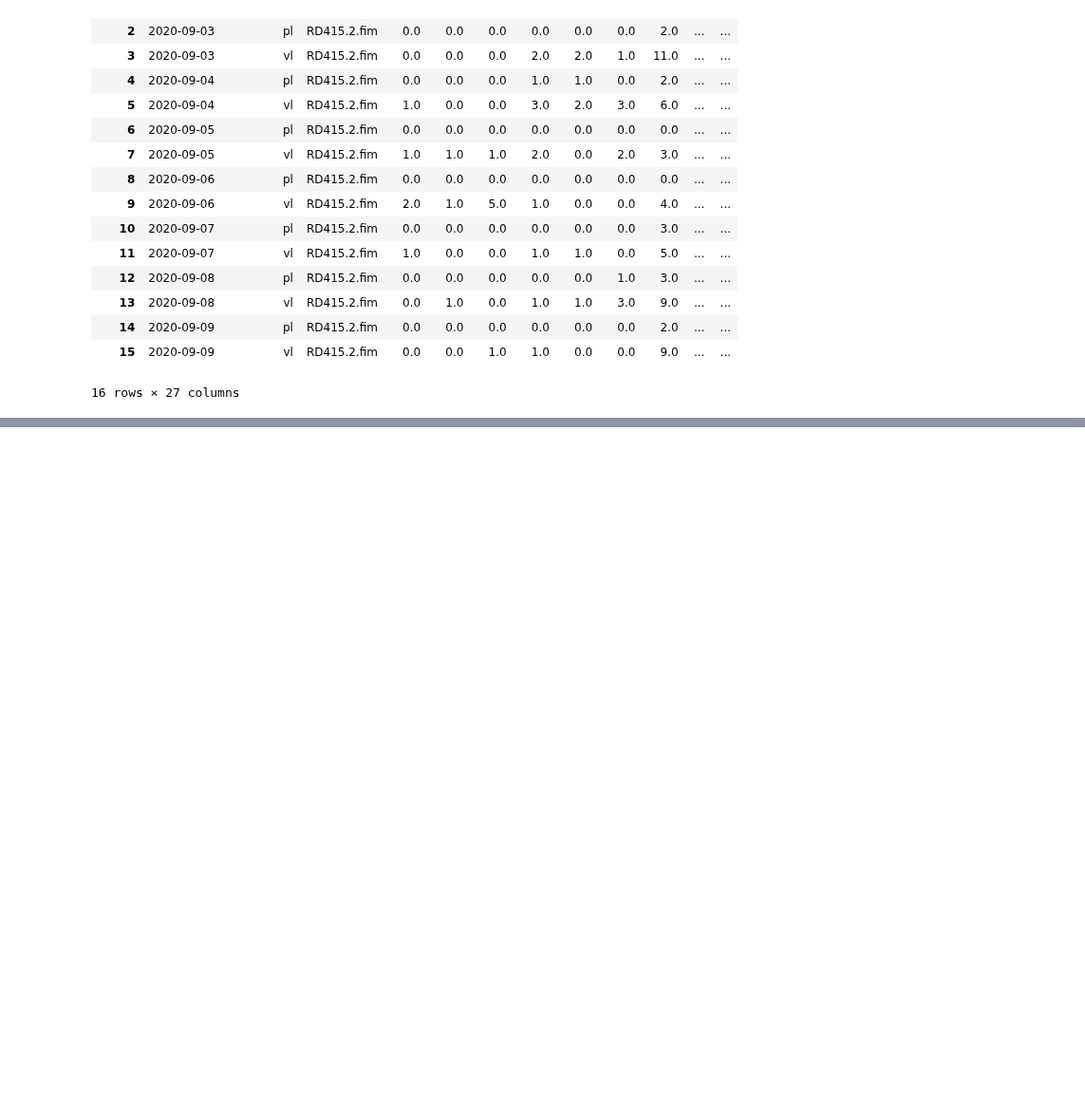
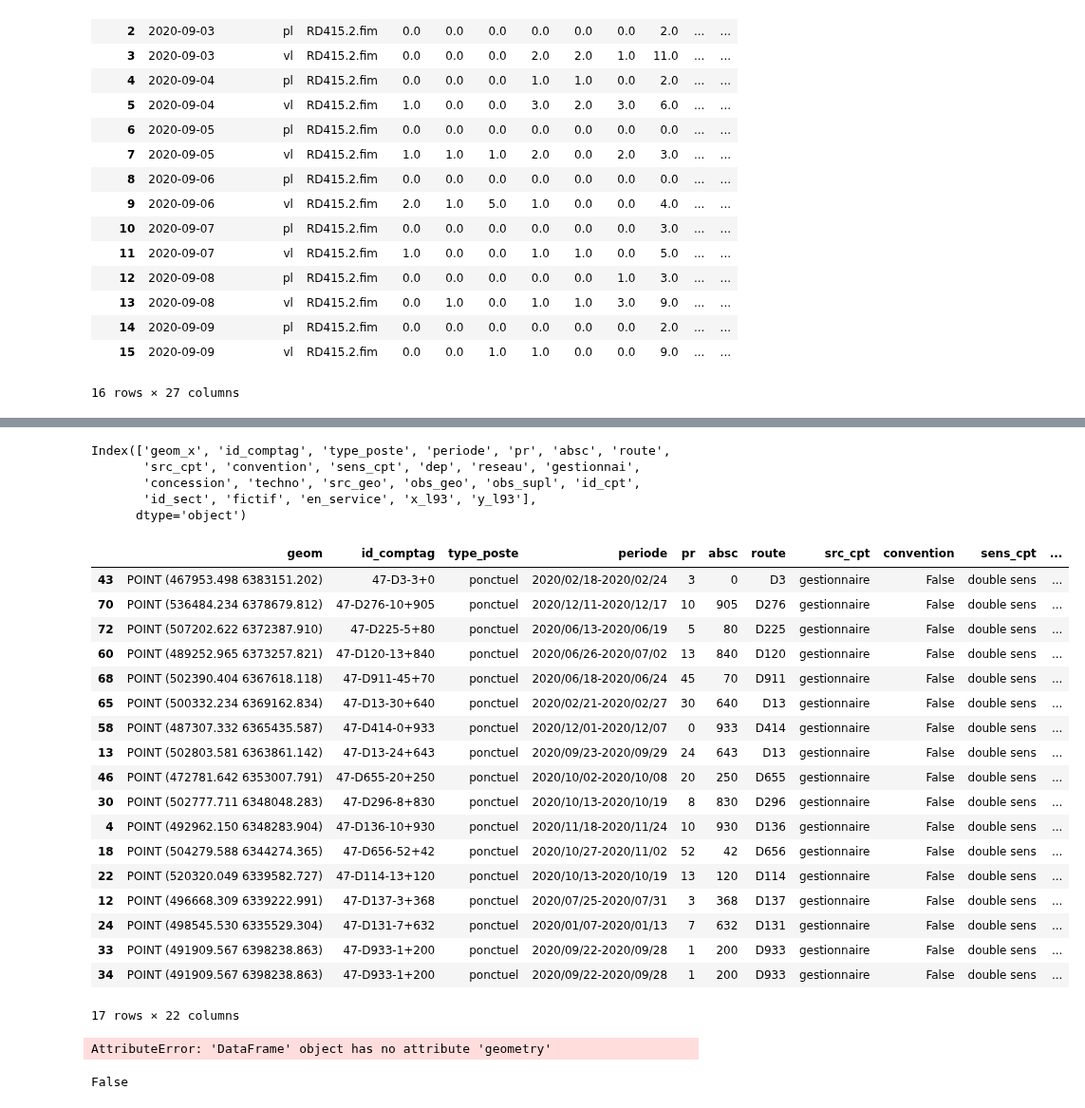
Before and after one commit to nantodevison/otv, a Jupyter notebook: otv/Transfert_Donnees/BacASable.ipynb, the cells around one changed output, grey strips where cells are left out. Shown at 95% size. Drawn from its saved outputs; the diff is of its cells as text; code cells hidden in the pictures; blank space fills up the shorter version.

```diff
--- a/otv/Transfert_Donnees/BacASable.ipynb
+++ b/otv/Transfert_Donnees/BacASable.ipynb
@@ -362,0 +353,11 @@ cpt.dfHoraire2Sens.pivot(index=['date', 'type_veh', 'fichier'], columns='heure',
+# %%
+# calcul des compteur de reference et associes
+cptMultiSectHomo['note_hierarchise'] = cptMultiSectHomo.apply(lambda x: hierarchisationCompteur(x.type_poste, x.periode, x.tmja, x.pc_pl), axis=1)
+cptRef = cptMultiSectHomo.loc[cptMultiSectHomo.groupby('gid').note_hierarchise.transform('max') == cptMultiSectHomo.note_hierarchise].sort_values('gid').copy()
+cptAssoc = cptMultiSectHomo.loc[cptMultiSectHomo.groupby('gid').note_hierarchise.transform('max') != cptMultiSectHomo.note_hierarchise].sort_values('gid').copy()
+cptAssoc = cptAssoc.merge(cptRef[['gid', 'id_comptag']], on='gid', suffixes=(None, '_ref'))
+# verif que tous les gid ont un cpt ref
+if not cptAssoc.loc[~cptAssoc.gid.isin(cptRef.gid.unique())].empty:
+    raise ValueError('un des comptage associe n\'a pas de comptage de reference')
+if not len(cptRef)+len(cptAssoc) == len(test):
+    raise ValueError('un ou plusieurs comptage n\'ont pas ete affecte comme reference ou associe')
@@ -362,0 +370,67 @@ cpt.dfHoraire2Sens.pivot(index=['date', 'type_veh', 'fichier'], columns='heure',
+# %%
+# création de variable et mise en forme de la df
+cptRef['src_cpt'] = cptRef.type_poste.apply(lambda x: 'convention_gestionnaire' if x == 'permanent' else 'gestionnaire')
+cptRef['convention'] = cptRef.type_poste.apply(lambda x: True if x == 'permanent' else False)
+cptRef['sens_cpt'] = 'double sens'
+attrGeom = 'geom_x'
+dep = '47'
+reseau = 'RD'
+gestionnai = 'CD47'
+concession = 'N'
+
+
+def creerCompteur(cptRef, dep, reseau, gestionnai, concession, techno=None, src_geo=None, obs_geo=None, obs_supl=None, id_cpt=None,
+                  id_sect=None, fictif=False, en_service=True):
+    """
+    creation d'une df prete a etre integree dans la table des compteurs
+    """
+    df = cptRef.copy()
+    O.checkAttributsinDf(df, [attrGeom, 'id_comptag', 'type_poste', 'periode', 'pr', 'absc', 'route', 'src_cpt', 'convention', 'sens_cpt'])
+    df = df[[attrGeom, 'id_comptag', 'type_poste', 'periode', 'pr', 'absc', 'route', 'src_cpt', 'convention', 'sens_cpt']].assign(
+        dep=dep, reseau=reseau, gestionnai=gestionnai, concession=concession, techno=techno, src_geo=src_geo, obs_geo=obs_geo,
+        obs_supl=obs_supl, id_cpt=id_cpt, id_sect=id_sect, fictif=fictif, en_service=en_service)
+    df['x_l93'] = df.geom_x.apply(lambda x: round(x.x,3))
+    df['y_l93'] = df.geom_x.apply(lambda x: round(x.y,3))
+    print(df.columns)
+    df = df.rename(columns={'geom_x': 'geom'})
+    df.drop(
+        [c for c in df.columns if c not in ('dep', 'reseau', 'gestionnai', 'concession', 'geom',
+        'id_comptag', 'type_poste', 'periode', 'pr', 'absc', 'route', 'src_cpt', 'convention', 'sens_cpt', 'reseau', 'dep', 'reseau', 'gestionnai',
+        'concession', 'techno', 'src_geo', 'obs_geo', 'obs_supl', 'id_cpt', 'id_sect', 'fictif', 'en_service')], axis=1, inplace=True)
+    return df
+# %%
+creerCompteur(cptRef, dep, reseau, gestionnai, concession, techno=None, src_geo=None, obs_geo=None, obs_supl=None, id_cpt=None,
+                  id_sect=None, fictif=False, en_service=True)
+# %% [output]
+Index(['geom_x', 'id_comptag', 'type_poste', 'periode', 'pr', 'absc', 'route',
+       'src_cpt', 'convention', 'sens_cpt', 'dep', 'reseau', 'gestionnai',
+       'concession', 'techno', 'src_geo', 'obs_geo', 'obs_supl', 'id_cpt',
+       'id_sect', 'fictif', 'en_service', 'x_l93', 'y_l93'],
+      dtype='object')
+|  | geom | id_comptag | type_poste | periode | pr | absc | route | src_cpt | convention | sens_cpt | ... |
+| 43 | POINT (467953.498 6383151.202) | 47-D3-3+0 | ponctuel | 2020/02/18-2020/02/24 | 3 | 0 | D3 | gestionnaire | False | double sens | ... |
+| 70 | POINT (536484.234 6378679.812) | 47-D276-10+905 | ponctuel | 2020/12/11-2020/12/17 | 10 | 905 | D276 | gestionnaire | False | double sens | ... |
+| 72 | POINT (507202.622 6372387.910) | 47-D225-5+80 | ponctuel | 2020/06/13-2020/06/19 | 5 | 80 | D225 | gestionnaire | False | double sens | ... |
+| 60 | POINT (489252.965 6373257.821) | 47-D120-13+840 | ponctuel | 2020/06/26-2020/07/02 | 13 | 840 | D120 | gestionnaire | False | double sens | ... |
+| 68 | POINT (502390.404 6367618.118) | 47-D911-45+70 | ponctuel | 2020/06/18-2020/06/24 | 45 | 70 | D911 | gestionnaire | False | double sens | ... |
+| 65 | POINT (500332.234 6369162.834) | 47-D13-30+640 | ponctuel | 2020/02/21-2020/02/27 | 30 | 640 | D13 | gestionnaire | False | double sens | ... |
+| 58 | POINT (487307.332 6365435.587) | 47-D414-0+933 | ponctuel | 2020/12/01-2020/12/07 | 0 | 933 | D414 | gestionnaire | False | double sens | ... |
+| 13 | POINT (502803.581 6363861.142) | 47-D13-24+643 | ponctuel | 2020/09/23-2020/09/29 | 24 | 643 | D13 | gestionnaire | False | double sens | ... |
+| 46 | POINT (472781.642 6353007.791) | 47-D655-20+250 | ponctuel | 2020/10/02-2020/10/08 | 20 | 250 | D655 | gestionnaire | False | double sens | ... |
+| 30 | POINT (502777.711 6348048.283) | 47-D296-8+830 | ponctuel | 2020/10/13-2020/10/19 | 8 | 830 | D296 | gestionnaire | False | double sens | ... |
+| 4 | POINT (492962.150 6348283.904) | 47-D136-10+930 | ponctuel | 2020/11/18-2020/11/24 | 10 | 930 | D136 | gestionnaire | False | double sens | ... |
+| 18 | POINT (504279.588 6344274.365) | 47-D656-52+42 | ponctuel | 2020/10/27-2020/11/02 | 52 | 42 | D656 | gestionnaire | False | double sens | ... |
+| 22 | POINT (520320.049 6339582.727) | 47-D114-13+120 | ponctuel | 2020/10/13-2020/10/19 | 13 | 120 | D114 | gestionnaire | False | double sens | ... |
+| 12 | POINT (496668.309 6339222.991) | 47-D137-3+368 | ponctuel | 2020/07/25-2020/07/31 | 3 | 368 | D137 | gestionnaire | False | double sens | ... |
+| 24 | POINT (498545.530 6335529.304) | 47-D131-7+632 | ponctuel | 2020/01/07-2020/01/13 | 7 | 632 | D131 | gestionnaire | False | double sens | ... |
+| 33 | POINT (491909.567 6398238.863) | 47-D933-1+200 | ponctuel | 2020/09/22-2020/09/28 | 1 | 200 | D933 | gestionnaire | False | double sens | ... |
+| 34 | POINT (491909.567 6398238.863) | 47-D933-1+200 | ponctuel | 2020/09/22-2020/09/28 | 1 | 200 | D933 | gestionnaire | False | double sens | ... |
+17 rows × 22 columns
+# %%
+cptRef.geometry.crs
+# %% [output]
+AttributeError: 'DataFrame' object has no attribute 'geometry'
+# %%
+isinstance(cptRef, gp.GeoDataFrame)
+# %% [output]
+False
```
Also changed, not shown: parts of 54 cells of this notebook, 5 other files.
